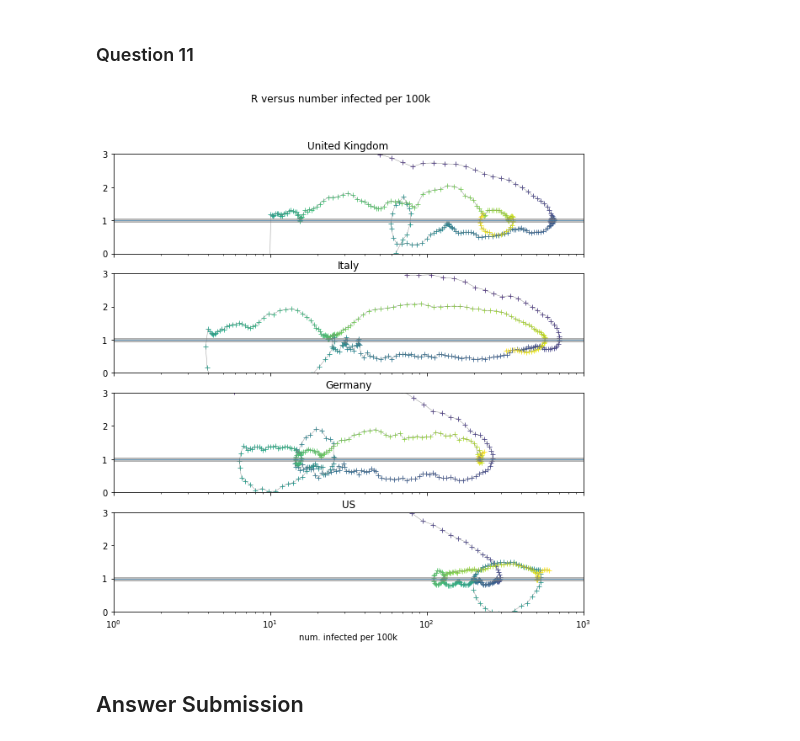
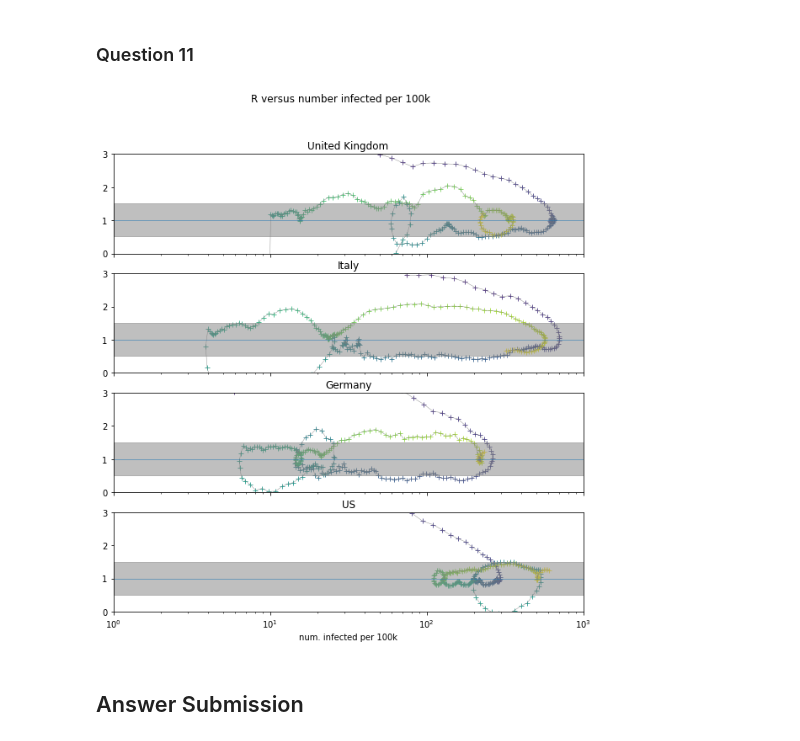
Before and after one commit to elijoe1/scicomp, a Jupyter notebook: Work/tick2.ipynb, the cells around one changed output. Saved outputs shown, nothing was run; the diff lists cells and outputs as text; code cells hidden in the pictures.

Commit message:
Fix axhspan bounds for T2Q10

```diff
--- a/Work/tick2.ipynb
+++ b/Work/tick2.ipynb
@@ -248,32 +248,32 @@ ans10['R'] = 10 * (ans10['inc'] - 1) + 1
 # %%
 fig, (ax1, ax2, ax3, ax4) = plt.subplots(4, 1, sharex=True,
                                          figsize=(10,10))
 
 ax4.set_xlabel('num. infected per 100k')
 ax4.set_xscale('log')
 plt.setp((ax1, ax2, ax3, ax4), xlim=(1, 10**3),ylim=(0, 3))
 
 fig.suptitle('R versus number infected per 100k')
 
 for (ax, country) in zip([ax1, ax2, ax3, ax4],
                          ['United Kingdom', 'Italy', 'Germany', 'US']):
     countrydata = ans10.loc[(ans10['Country/Region'] == country)]
     ax.set_title(country)
     ax.scatter(
             countrydata['infected']/
             (countrydata['Population']/100000), countrydata['R'],
             marker = '+', c=range(len(countrydata['infected'])),
             linewidth = 0.8)
     ax.plot(
         countrydata['infected']/
         (countrydata['Population']/100000), countrydata['R'],
         linewidth=0.4, color='grey')
     ax.axhline(y=1, linewidth = 0.5)
-    ax.axhspan(0.5**(1/14), 2**(1/14), alpha=0.5, color='grey')
+    ax.axhspan(10 * (0.5**(1/14)-1)+1, 10 * (2**(1/14)-1)+1, alpha=0.5, color='grey')
 
 plt.show()
 # %% [output]
-[figure, old version]
+[figure, new version]
 # %% [markdown]
 ## Answer Submission
 # %% [markdown]
```
Also changed, not shown: parts of 1 cell of this notebook.
